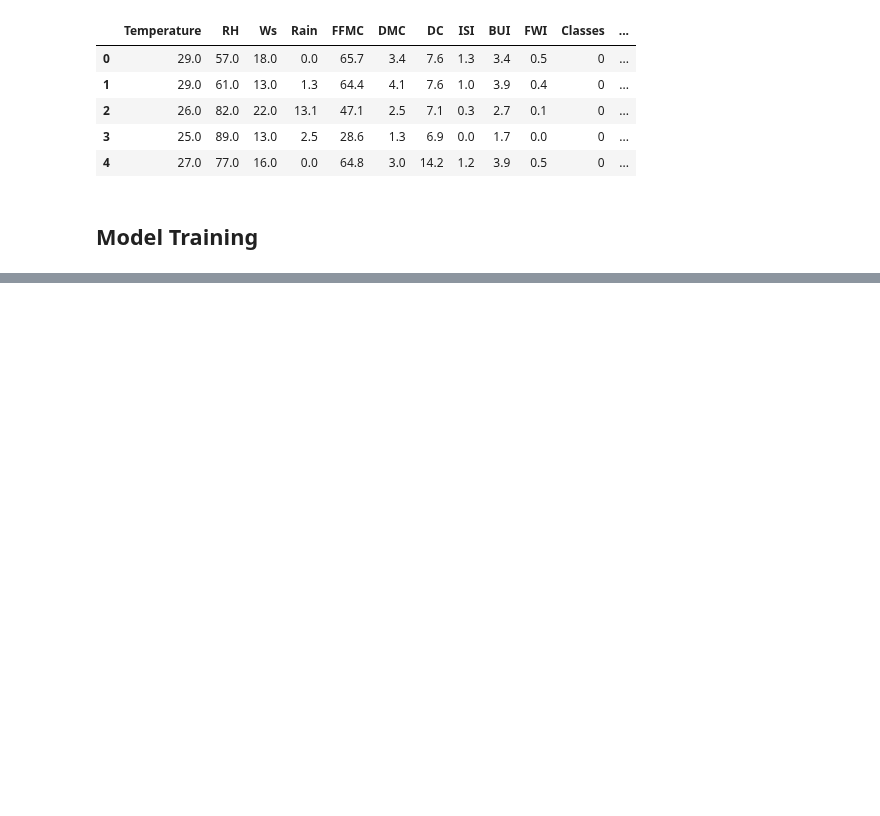
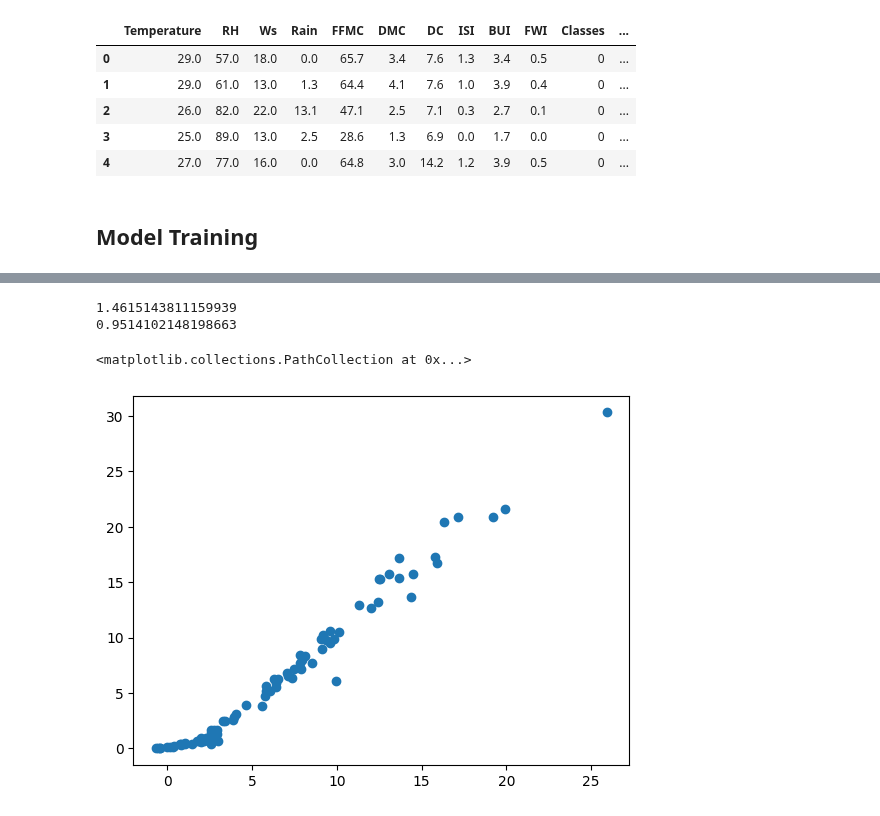
Before and after one commit to ArunNegi112/Machine_Learning, a Jupyter notebook: 4_LinearRegression/7_Forest_fire_prediction.ipynb, the cells around one changed output, grey strips where cells are left out. Cells and saved outputs as stored; diff of their text form; code cells hidden in the pictures; blank space fills up the shorter version.

```diff
--- a/4_LinearRegression/7_Forest_fire_prediction.ipynb
+++ b/4_LinearRegression/7_Forest_fire_prediction.ipynb
@@ -265,0 +368,17 @@ data_copy.head()
+# %%
+from sklearn.linear_model import Lasso
+
+lasso_reg = Lasso()
+lasso_reg.fit(x_train_scaled,y_train)
+y_pred = lasso_reg.predict(x_test_scaled)
+rsme_error = root_mean_squared_error(y_test,y_pred)
+r2 = r2_score(y_test,y_pred)
+
+print(rsme_error)
+print(r2)
+plt.scatter(y_pred,y_test)
+# %% [output]
+1.4615143811159939
+0.9514102148198663
+<matplotlib.collections.PathCollection at 0x...>
+[figure, added]
```
Also changed, not shown: parts of 25 cells of this notebook, 10 other files.
